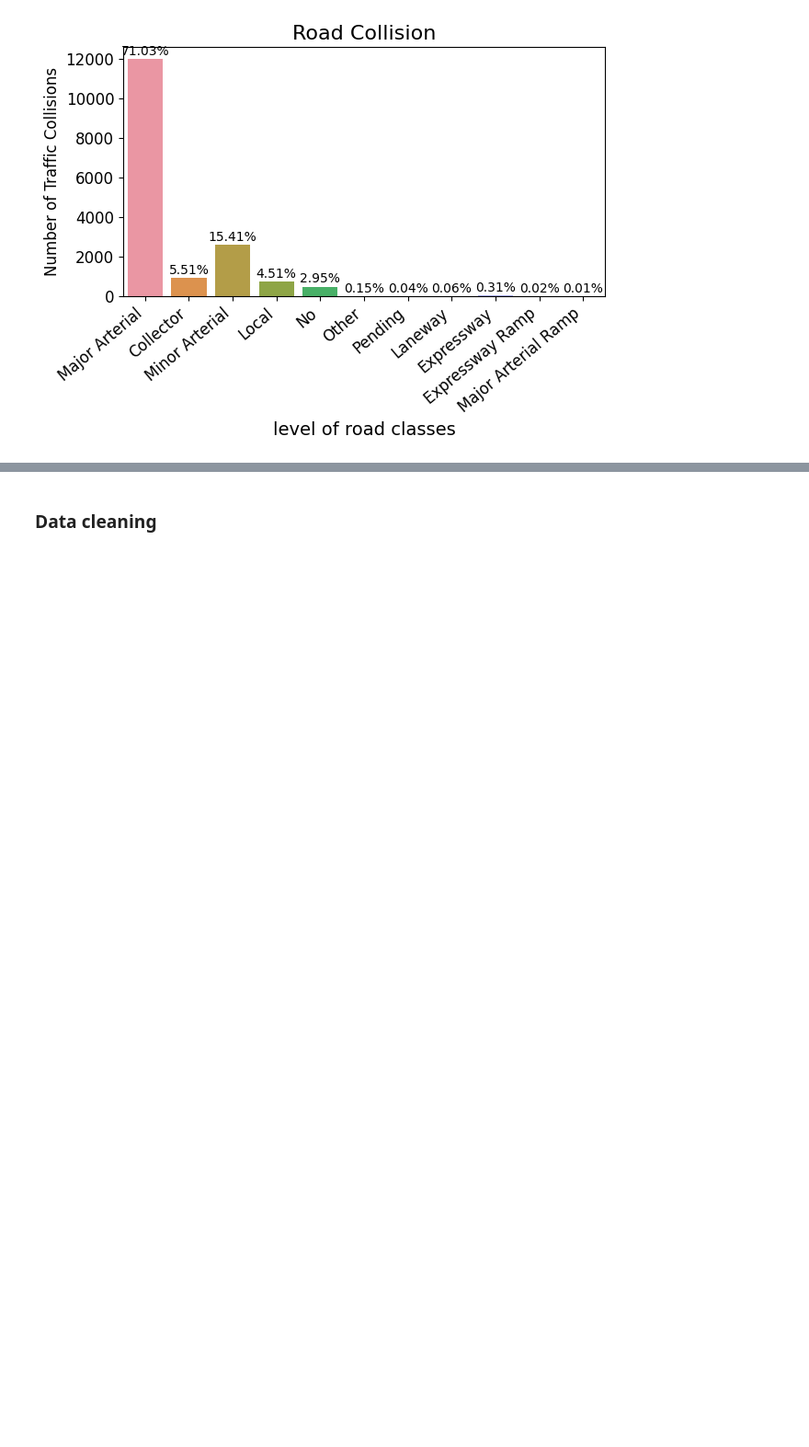
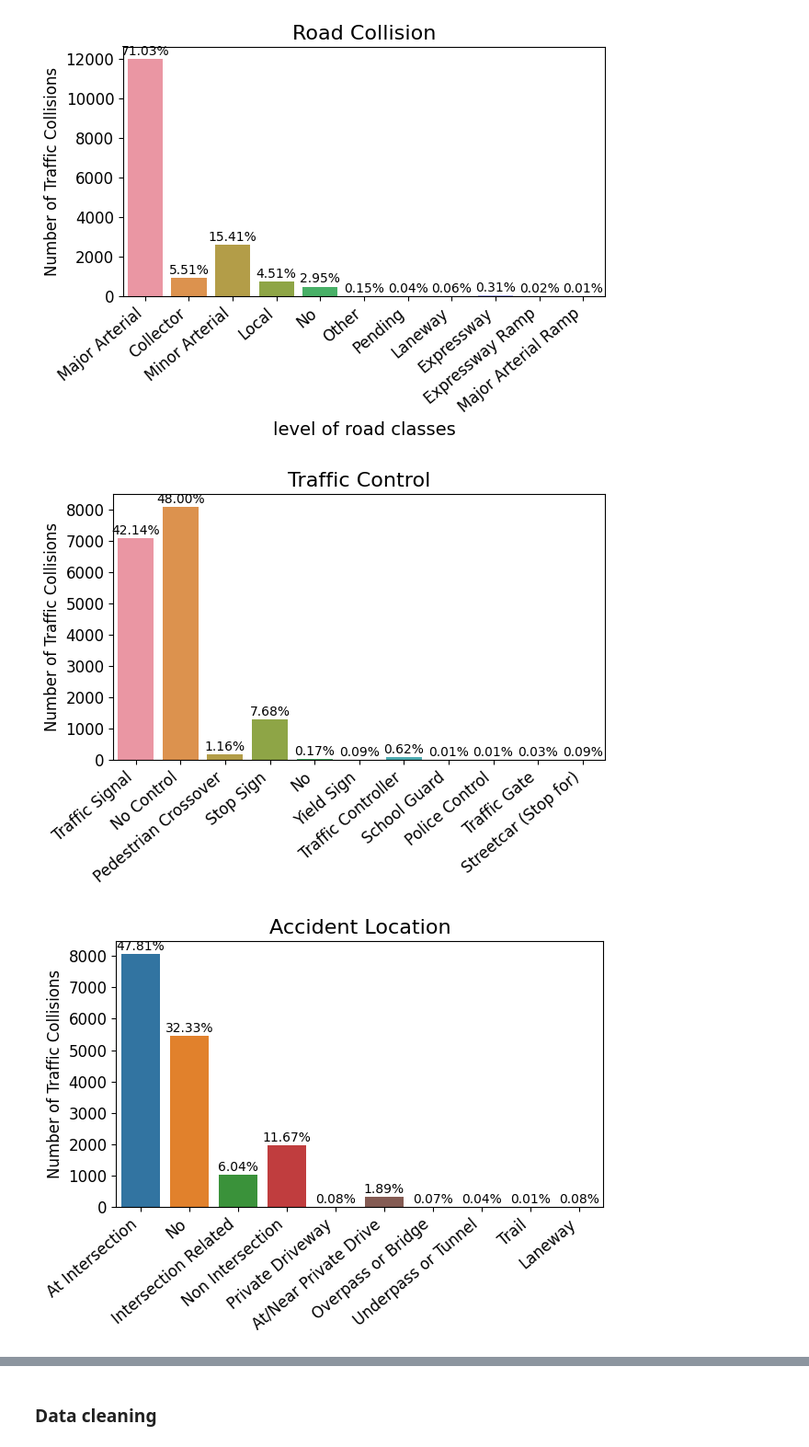
Before and after one commit to KingSolDot/Traffic_Collision_Outcome_Prediciton, a Jupyter notebook: traffic_collision_outcome_prediction.ipynb, the cells around one changed output, grey strips where cells are left out. Shown at 92% size. Saved outputs shown, nothing was run; the diff lists cells and outputs as text; code cells hidden in the pictures; blank space fills up the shorter version.

```diff
--- a/traffic_collision_outcome_prediction.ipynb
+++ b/traffic_collision_outcome_prediction.ipynb
@@ -211,3 +211,16 @@ conut_feature(df['ACCLASS'], 'Outcome', 'Collision Outcome')
 conut_feature(df['ROAD_CLASS'], 'level of road classes',"Road Collision")
 # %% [output]
 [figure]
+# %%
+conut_feature(df['TRAFFCTL'], '',"Traffic Control")
+conut_feature(df['ACCLOC'], '',"Accident Location")
+conut_feature(df['INVAGE'], '',"Involved Age")
+conut_feature(df['VISIBILITY'], '',"Visibilty")
+conut_feature(df['LIGHT'], '',"Light")
+conut_feature(df['IMPACTYPE'], '',"Impact Type")
+conut_feature(df['MANOEUVER'], '',"MANOEUVER")
+conut_feature(df['DRIVACT'], '',"DRIVER ACT")
+conut_feature(df['RDSFCOND'], '',"Road Surface Codition")
+# %% [output]
+[figure, added]
+[figure, added]
```
Also changed, not shown: parts of 4 cells of this notebook, 1 other file.
